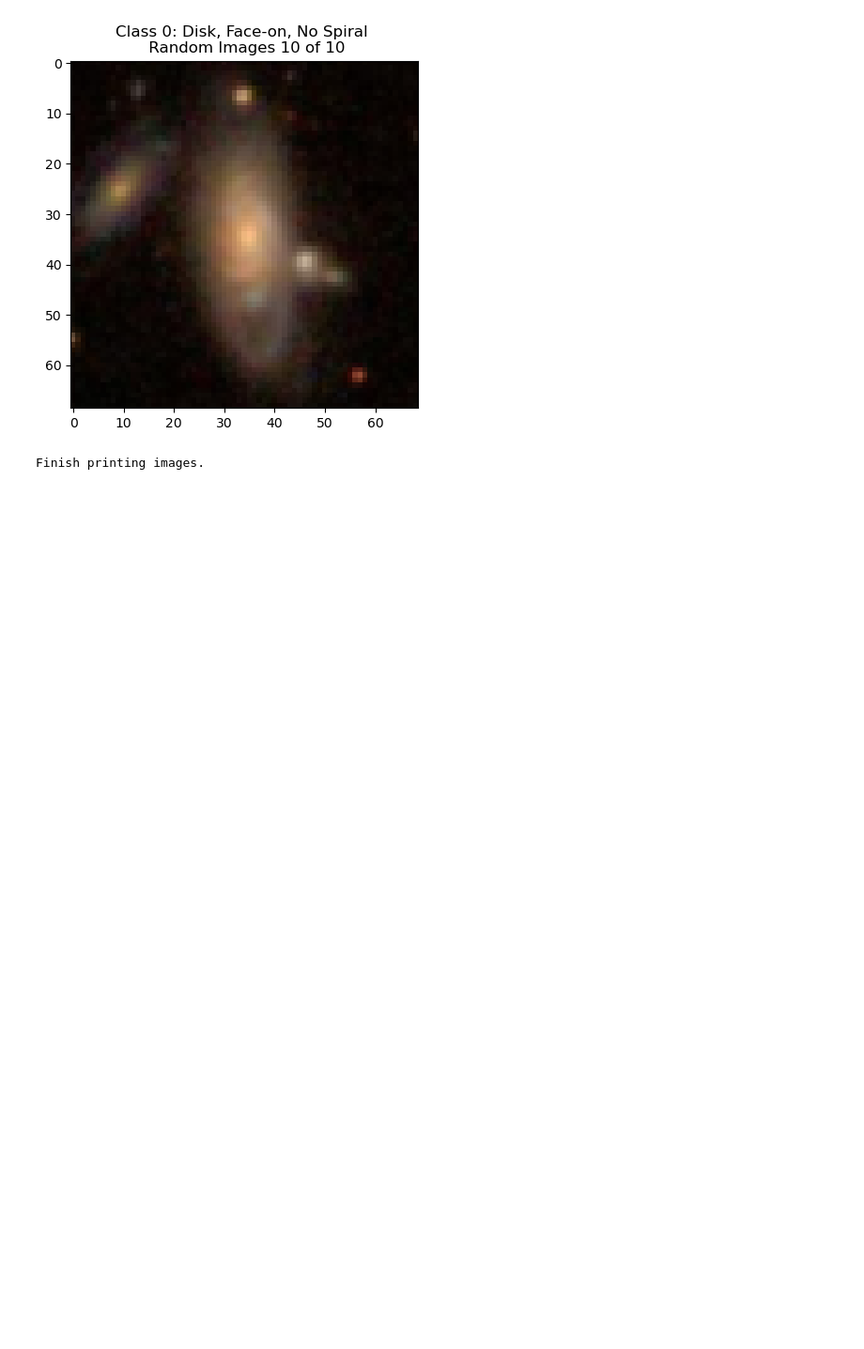
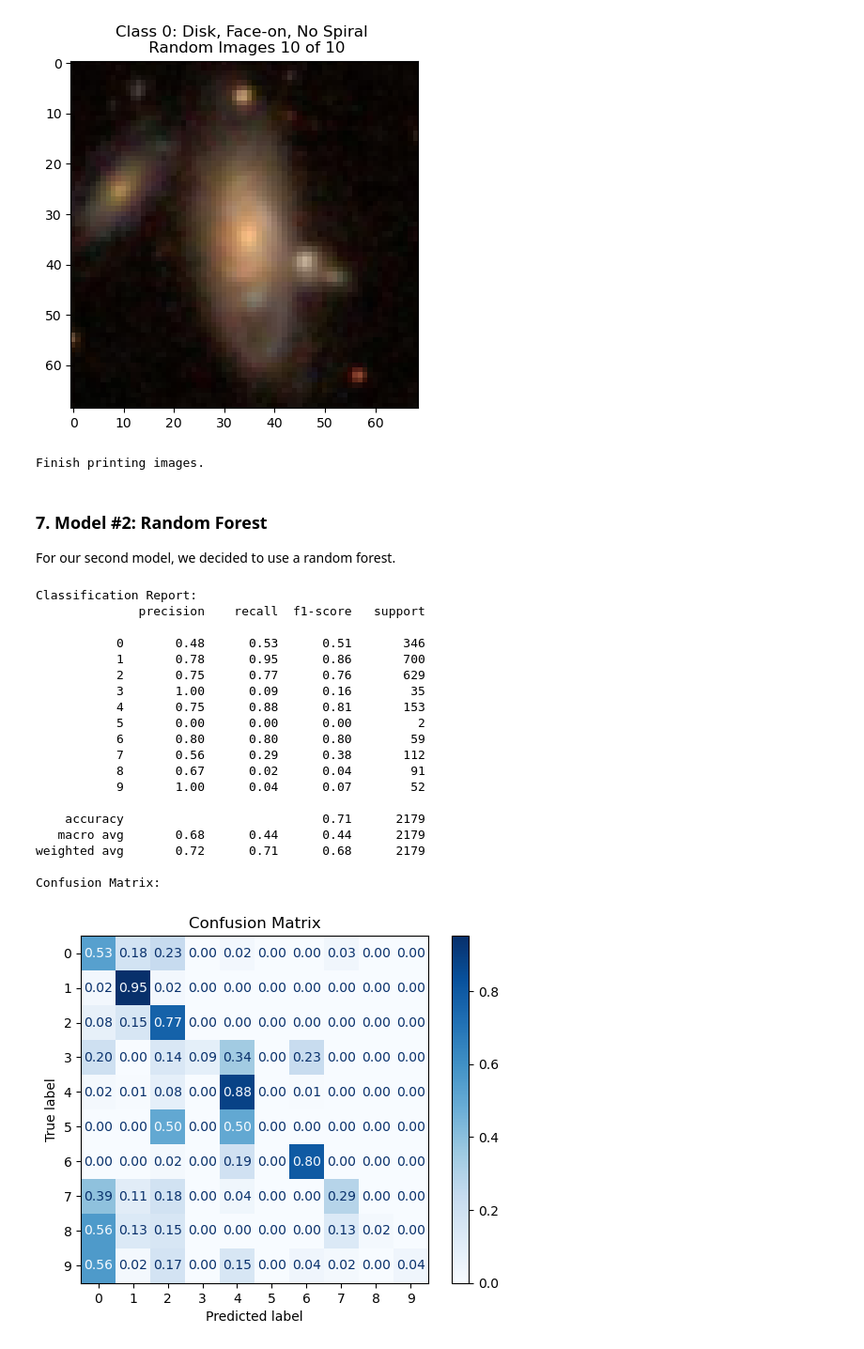
Before and after one commit to gfernan5/galaxy_classifier, a Jupyter notebook: galaxy_classifier.ipynb, the cells around one changed output. Shown at 94% size. Saved outputs shown, nothing was run; the diff lists cells and outputs as text; code cells hidden in the pictures; blank space fills up the shorter version.

Commit message:
incorporated a random forest implementation

```diff
--- a/galaxy_classifier.ipynb
+++ b/galaxy_classifier.ipynb
@@ -181,3 +181,64 @@ Begin printing images.
 [figure]
 [figure]
 Finish printing images.
+# %% [markdown]
+### 7. Model #2: Random Forest
+For our second model, we decided to use a random forest.
+# %%
+from sklearn.ensemble import RandomForestClassifier
+from sklearn.preprocessing import StandardScaler
+from sklearn.model_selection import train_test_split
+from sklearn.metrics import classification_report, confusion_matrix
+
+# Reshape image data (keeping all RGB features)
+X_images = images / 255.0  # Normalize pixel values between 0 and 1
+X_flat = X_images.reshape(n_samples, -1)  # Flatten into (n_samples, height * width * 3)
+y = labels  # Labels remain unchanged
+
+# Split the data
+X_train, X_test, y_train, y_test = train_test_split(X_flat, y, train_size=0.9, stratify=y, random_state=42)
+
+# Optional: Apply standard scaling (Random Forests don’t strictly need it, but it can help)
+scaler = StandardScaler()
+X_train = scaler.fit_transform(X_train)
+X_test = scaler.transform(X_test)
+
+# Initialize and train the Random Forest model
+rf_model = RandomForestClassifier(n_estimators=100, random_state=42, n_jobs=-1)
+rf_model.fit(X_train, y_train)
+
+# Make predictions
+y_pred = rf_model.predict(X_test)
+
+# Evaluate the model
+print("Classification Report:")
+print(classification_report(y_test, y_pred))
+
+print("Confusion Matrix:")
+cm = confusion_matrix(y_test, y_pred)
+cm_normalized = cm.astype('float') / cm.sum(axis=1, keepdims=True)
+disp = ConfusionMatrixDisplay(confusion_matrix=cm_normalized, display_labels=rf_model.classes_)
+disp.plot(cmap="Blues", values_format=".2f")
+plt.title("Confusion Matrix")
+plt.show()
+# %% [output]
+Classification Report:
+              precision    recall  f1-score   support
+
+           0       0.48      0.53      0.51       346
+           1       0.78      0.95      0.86       700
+           2       0.75      0.77      0.76       629
+           3       1.00      0.09      0.16        35
+           4       0.75      0.88      0.81       153
+           5       0.00      0.00      0.00         2
+           6       0.80      0.80      0.80        59
+           7       0.56      0.29      0.38       112
+           8       0.67      0.02      0.04        91
+           9       1.00      0.04      0.07        52
+
+    accuracy                           0.71      2179
+   macro avg       0.68      0.44      0.44      2179
+weighted avg       0.72      0.71      0.68      2179
+
+Confusion Matrix:
+[figure, added]
```
Also changed, not shown: parts of 1 cell of this notebook.
